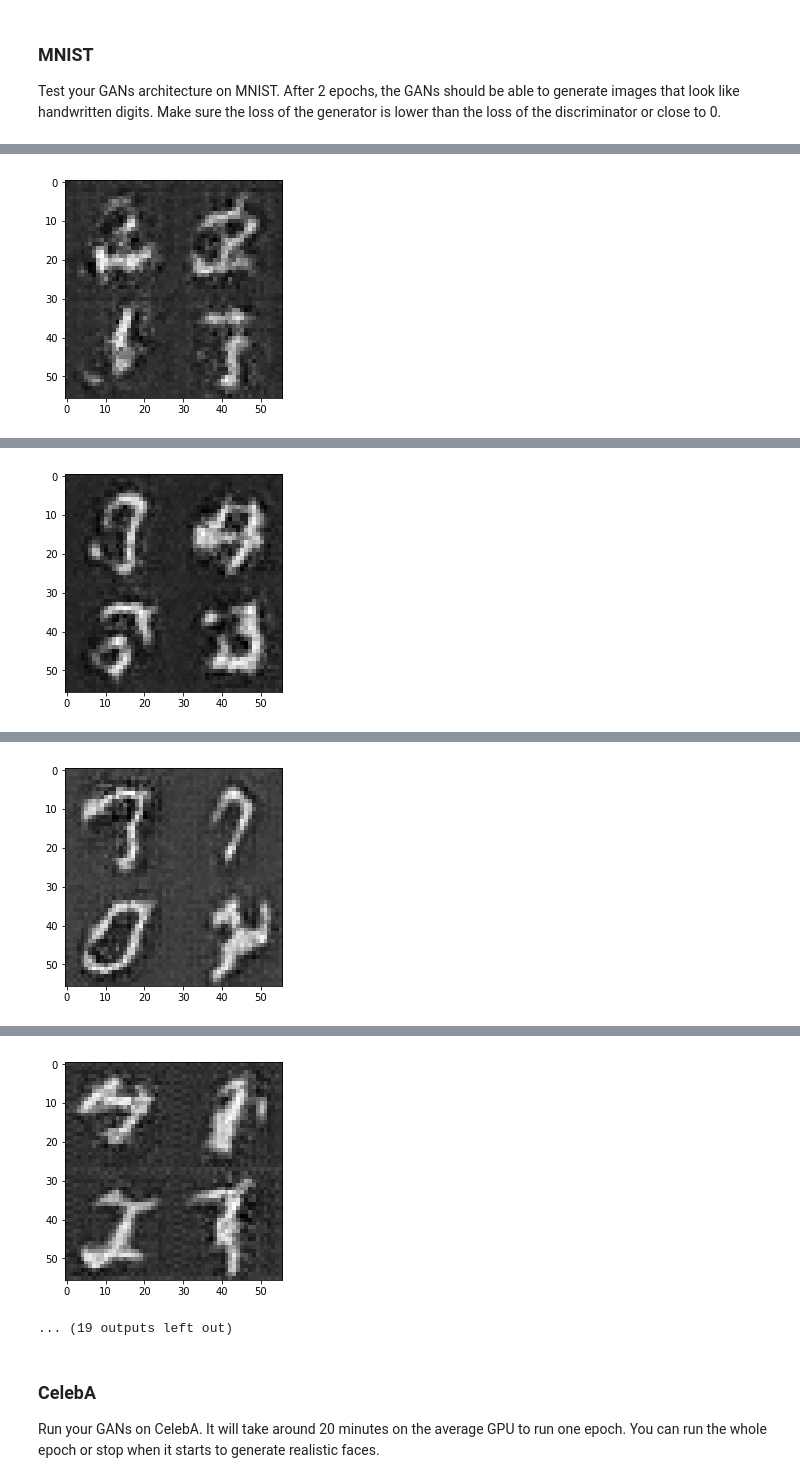
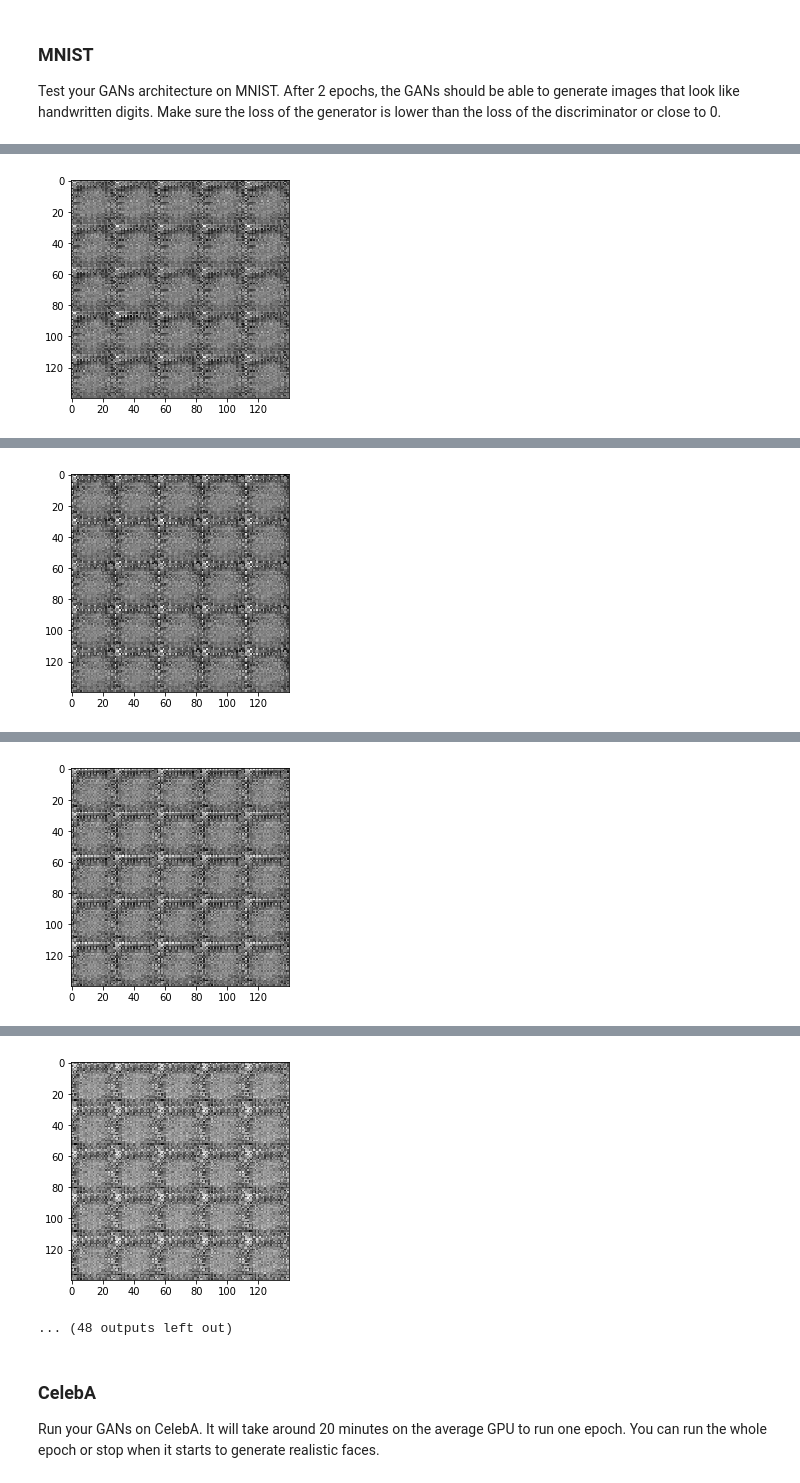
Before and after one commit to d-k-b/deep-learning, a Jupyter notebook: face_generation/dlnd_face_generation.ipynb, the cells around one changed output, grey strips where cells are left out. Cells and saved outputs as stored; diff of their text form; code cells hidden in the pictures.

```diff
--- a/face_generation/dlnd_face_generation.ipynb
+++ b/face_generation/dlnd_face_generation.ipynb
@@ -296,7 +299,7 @@ Implement `model_loss` to build the GANs for training and calculate the loss.  T
 - `discriminator(images, reuse=False)`
 - `generator(z, out_channel_dim, is_train=True)`
 # %%
-def model_loss(input_real, input_z, out_channel_dim, alpha = 0.01):
+def model_loss(input_real, input_z, out_channel_dim, alpha = 0.01, drop_rate = 0.1):
     """
     Get the loss for the discriminator and generator
     :param input_real: Images from the real dataset
@@ -304,6 +307,8 @@ def model_loss(input_real, input_z, out_channel_dim, alpha = 0.01):
     :param out_channel_dim: The number of channels in the output image
     :return: A tuple of (discriminator loss, generator loss)
     """
+
+    # input_real = tf.multiply(input_real, 2)  # Scale input images by 2 from [-.5,.5] -> [-1,1]
 
     g_out = generator(z = input_z, out_channel_dim = out_channel_dim, is_train = True, alpha = alpha)
     d_real_out, d_real_layer = discriminator(images = input_real, reuse = False, alpha = alpha)
@@ -404,7 +409,7 @@ Implement `train` to build and train the GANs.  Use the following functions you
 
 Use the `show_generator_output` to show `generator` output while you train. Running `show_generator_output` for every batch will drastically increase training time and increase the size of the notebook.  It's recommended to print the `generator` output every 100 batches.
 # %%
-def train(epoch_count, batch_size, z_dim, learning_rate, beta1, get_batches, data_shape, data_image_mode):
+def train(epoch_count, batch_size, z_dim, learning_rate, beta1, get_batches, data_shape, data_image_mode, drop_rate = 0.1, alpha = 0.2):
     """
     Train the GAN
     :param epoch_count: Number of epochs
@@ -429,7 +434,8 @@ def train(epoch_count, batch_size, z_dim, learning_rate, beta1, get_batches, dat
         input_real = real_inputs,
         input_z = generation_seeds,
         out_channel_dim = data_shape[3],
-        alpha = 0.01)
+        alpha = alpha,
+        drop_rate = drop_rate)
 
     g_opt, d_opt = model_opt(
         d_loss = d_loss,
@@ -438,7 +444,7 @@ def train(epoch_count, batch_size, z_dim, learning_rate, beta1, get_batches, dat
         beta1 = beta1)
 
     steps = 0
-    saver = tf.train.Saver()
+    # saver = tf.train.Saver()
 
     with tf.Session() as sess:
         sess.run(tf.global_variables_initializer())
@@ -451,15 +457,15 @@ def train(epoch_count, batch_size, z_dim, learning_rate, beta1, get_batches, dat
 
                 feed_dict = {real_inputs: x, generation_seeds: z, lr: learning_rate}
 
-                _ = sess.run(d_opt, feed_dict = {real_inputs: x, generation_seeds: z, lr: learning_rate})
-                _ = sess.run(g_opt, feed_dict = {real_inputs: x, generation_seeds: z, lr: learning_rate})
+                # _ = sess.run(d_opt, feed_dict = {real_inputs: x, generation_seeds: z, lr: learning_rate})
+                # _ = sess.run(g_opt, feed_dict = {real_inputs: x, generation_seeds: z, lr: learning_rate})
                 _ = sess.run(d_opt, feed_dict = {real_inputs: x, generation_seeds: z, lr: learning_rate})
                 _ = sess.run(g_opt, feed_dict = {real_inputs: x, generation_seeds: z, lr: learning_rate})
                 _ = sess.run(g_opt, feed_dict = {real_inputs: x, generation_seeds: z, lr: learning_rate})
-                _ = sess.run(d_opt, feed_dict = {real_inputs: x, generation_seeds: z, lr: learning_rate})
-                _ = sess.run(g_opt, feed_dict = {real_inputs: x, generation_seeds: z, lr: learning_rate})
-                _ = sess.run(g_opt, feed_dict = {real_inputs: x, generation_seeds: z, lr: learning_rate})
-                _ = sess.run(g_opt, feed_dict = {real_inputs: x, generation_seeds: z, lr: learning_rate})
+                # _ = sess.run(d_opt, feed_dict = {real_inputs: x, generation_seeds: z, lr: learning_rate})
+                # _ = sess.run(g_opt, feed_dict = {real_inputs: x, generation_seeds: z, lr: learning_rate})
+                # _ = sess.run(g_opt, feed_dict = {real_inputs: x, generation_seeds: z, lr: learning_rate})
+                # _ = sess.run(g_opt, feed_dict = {real_inputs: x, generation_seeds: z, lr: learning_rate})
 
                 if steps % 16 == 0:
 
@@ -474,12 +480,12 @@ def train(epoch_count, batch_size, z_dim, learning_rate, beta1, get_batches, dat
 
                     show_generator_output(
                         sess = sess,
-                        n_images = 8,
+                        n_images = 25,
                         input_z = generation_seeds,
                         out_channel_dim = data_shape[3],
                         image_mode = data_image_mode)
 
-        saver.save(sess, './checkpoints/generator.ckpt')
+        # saver.save(sess, './checkpoints/generator.ckpt')
 # %% [markdown]
 ### MNIST
 Test your GANs architecture on MNIST.  After 2 epochs, the GANs should be able to generate images that look like handwritten digits.  Make sure the loss of the generator is lower than the loss of the discriminator or close to 0.
@@ -487,7 +493,9 @@ Test your GANs architecture on MNIST.  After 2 epochs, the GANs should be able t
 batch_size = 32
 z_dim = 128
 learning_rate = 0.0002
-beta1 = 0.66
+alpha = 0.2
+beta1 = 0.5
+drop_rate = 0.5
 
 """
 DON'T MODIFY ANYTHING IN THIS CELL THAT IS BELOW THIS LINE
@@ -497,5 +505,5 @@ epochs = 2
 mnist_dataset = helper.Dataset('mnist', glob(os.path.join(data_dir, 'mnist/*.jpg')))
 with tf.Graph().as_default():
     train(epochs, batch_size, z_dim, learning_rate, beta1, mnist_dataset.get_batches,
-          mnist_dataset.shape, mnist_dataset.image_mode)
+          mnist_dataset.shape, mnist_dataset.image_mode, alpha = alpha, drop_rate = drop_rate)
 # %% [output]
@@ -528 +536 @@ Epoch 1/2... D Loss: 0.0295... G Loss: 6.6837
-[figure, old version]
+[figure, new version]
@@ -537 +545 @@ Epoch 1/2... D Loss: 0.0103... G Loss: 6.4547
-[figure, old version]
+[figure, new version]
@@ -546 +554 @@ Epoch 1/2... D Loss: 0.0018... G Loss: 9.6363
-[figure, old version]
+[figure, new version]
@@ -555,5 +563,5 @@ Epoch 1/2... D Loss: 0.0316... G Loss: 4.6014
-[figure, old version]
+[figure, new version]
-... (19 outputs left out)
+... (48 outputs left out)
 # %% [markdown]
 ### CelebA
 Run your GANs on CelebA.  It will take around 20 minutes on the average GPU to run one epoch.  You can run the whole epoch or stop when it starts to generate realistic faces.
```
Also changed, not shown: parts of 5 cells of this notebook.
